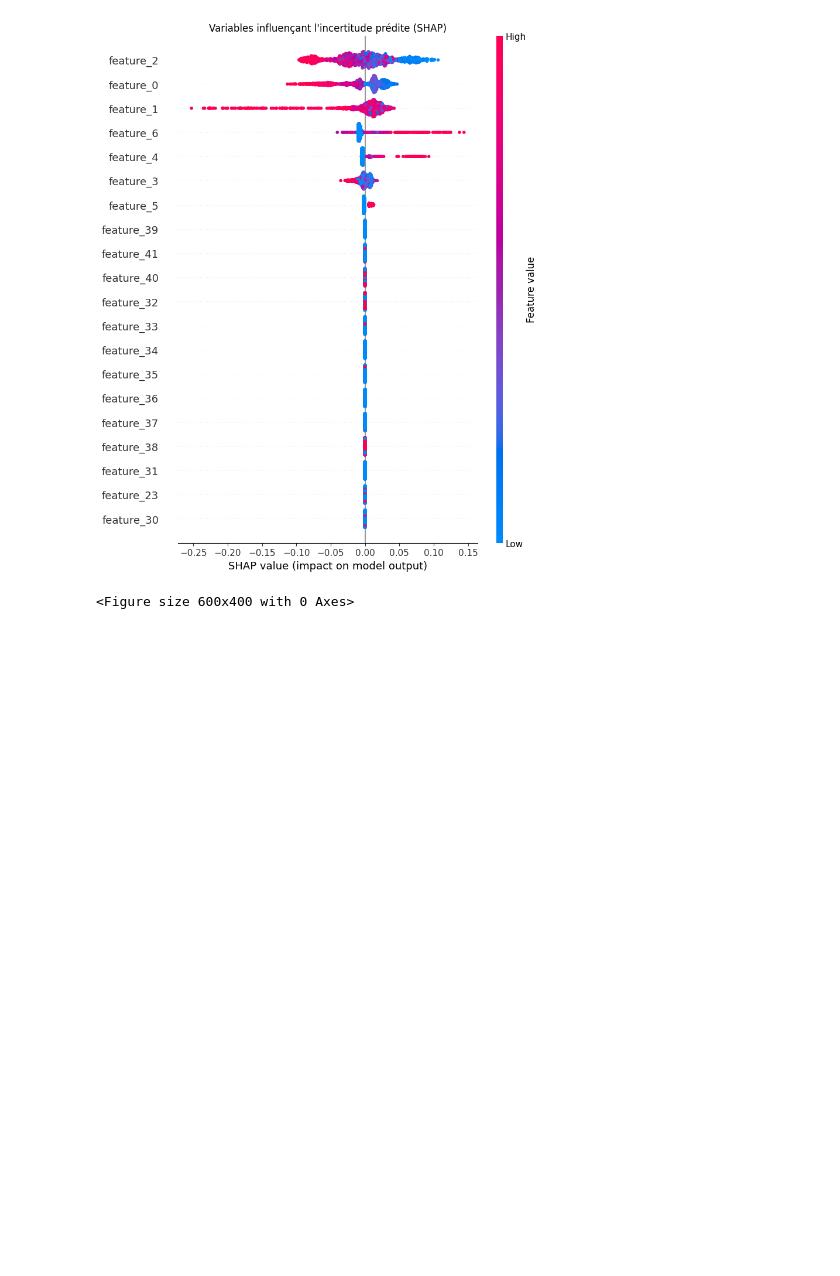
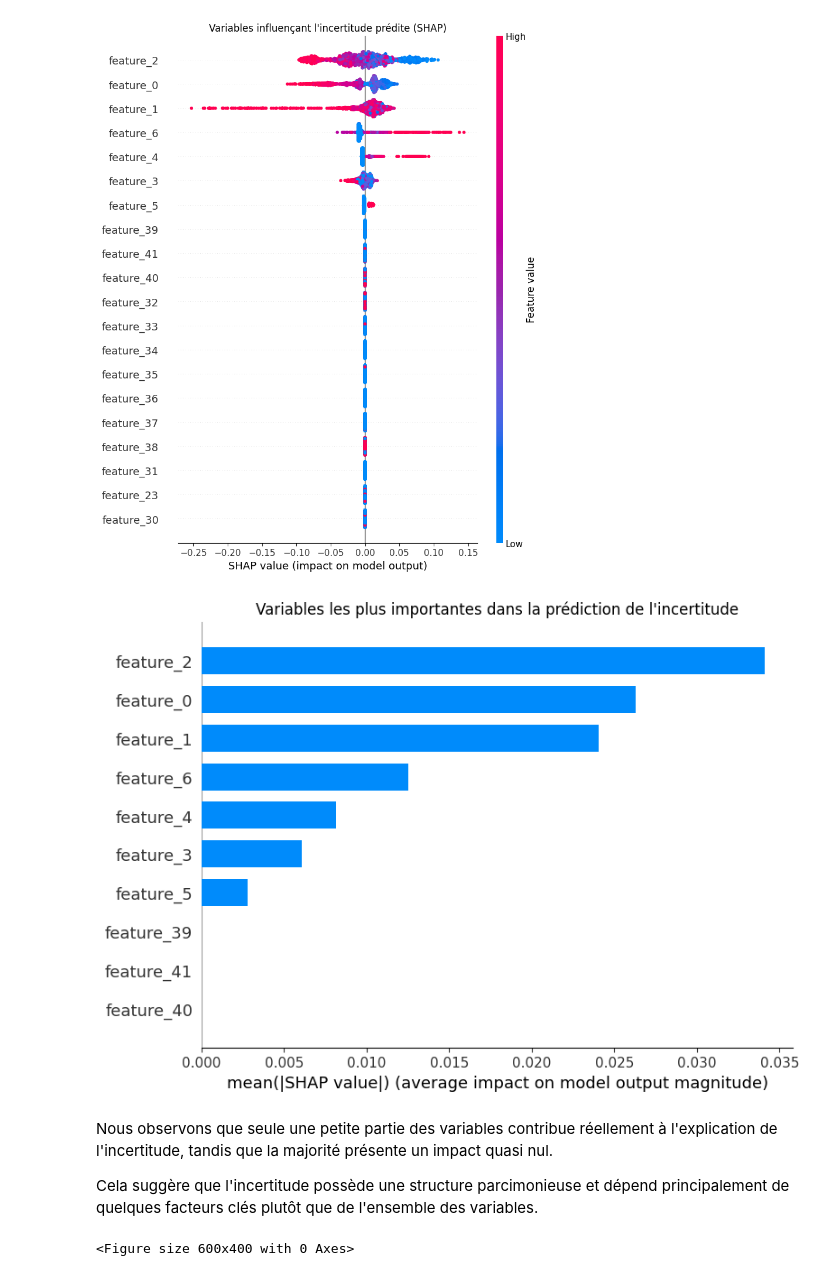
Before and after one commit to Khadija-Ammar/ml-uncertainty-quantification-and-sources, a Jupyter notebook: GB_entropy.ipynb, the cells around one changed output. Saved outputs shown, nothing was run; the diff lists cells and outputs as text; code cells hidden in the pictures; blank space fills up the shorter version.

```diff
--- a/GB_entropy.ipynb
+++ b/GB_entropy.ipynb
@@ -807,6 +807,24 @@ plt.title("Variables influençant l'incertitude prédite (SHAP)")
 plt.show()
 # %% [output]
 [figure]
+# %%
+shap.summary_plot(
+    shap_values,
+    X_u_test_df,
+    plot_type="bar",
+    max_display=10,
+    show=False
+)
+
+plt.title("Variables les plus importantes dans la prédiction de l'incertitude")
+
+plt.show()
+# %% [output]
+[figure, added]
+# %% [markdown]
+Nous observons que seule une petite partie des variables contribue réellement à l'explication de l'incertitude, tandis que la majorité présente un impact quasi nul.
+
+Cela suggère que l'incertitude possède une structure parcimonieuse et dépend principalement de quelques facteurs clés plutôt que de l'ensemble des variables.
 # %%
 # SHAP dependence plots pour les variables les plus importantes
 
```
